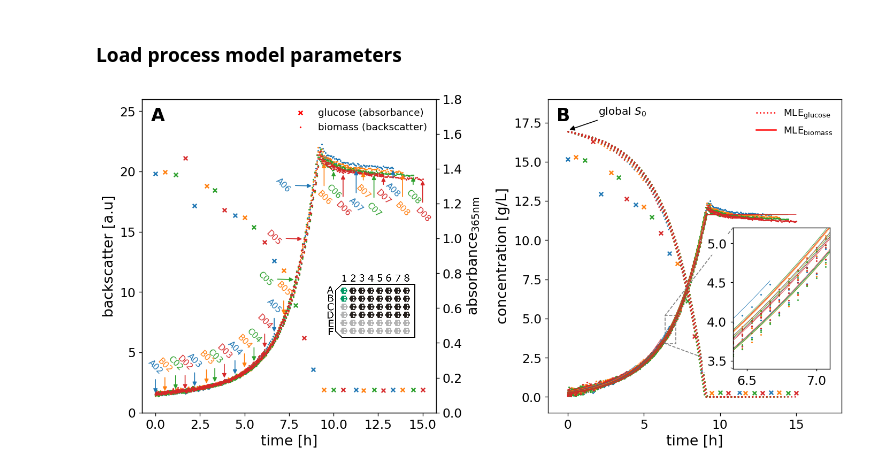
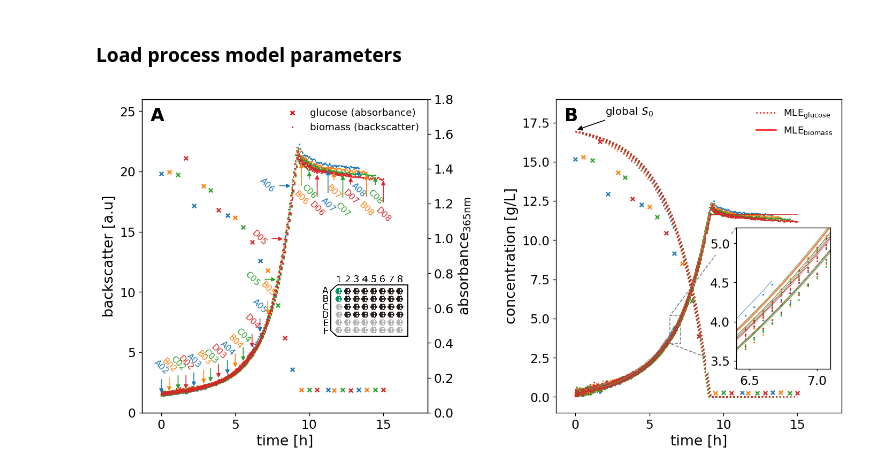
Before and after one commit to JuBiotech/calibr8-paper, a Jupyter notebook: data_and_analysis/4.2.2 MLE Plot.ipynb, the cells around one changed output. Cells and saved outputs as stored; diff of their text form; code cells hidden in the pictures.

Commit message:
increase spacing between MLE subplot (4.2.2)

```diff
--- a/data_and_analysis/4.2.2 MLE Plot.ipynb
+++ b/data_and_analysis/4.2.2 MLE Plot.ipynb
@@ -40,6 +42,7 @@ fig, (left, right) = pyplot.subplots(
     dpi=120,
     figsize=(12, 6),
     ncols=2,
+    sharex=True
 )
 left2 = left.twinx()
 
@@ -168,34 +171,35 @@ right.set_xlim(-1.3, 18)
 right.set_ylim(-1, 19)
 left.set_ylim(0, 26)
 left2.set_ylim(0, 1.8)
 ax_inset.set_ylim(3.4, 5.2)
 ax_inset.set_xlim(6.4, 7.1)
 
 # Make legends
 legend1 = left.legend(loc="upper right")
 pyplot.setp(legend1.get_texts(), multialignment="center")
 right.legend()
 
 # Inset plot box
 # Mark the region corresponding to the inset axes on right and draw lines
 # in grey linking the two axes.
 mark_inset(
     right, ax_inset, loc1=2, loc2=3, fc="none", ec="0.5", zorder=1, linestyle="dashed"
 )
 pyplot.setp(ax_inset.get_xticklabels(), backgroundcolor="w")
 pyplot.setp(ax_inset.get_yticklabels(), backgroundcolor="w")
 ax_inset.xaxis.set_major_formatter(FormatStrFormatter("%.1f"))
 
 # Mark subplots with A, B, ...
 for i, ax in enumerate((left, right)):
     ax.text(0.03, 0.93, "AB"[i], transform=ax.transAxes, size=20, weight="bold")
 
 
 pyplot.tight_layout()
+pyplot.subplots_adjust(left=None, bottom=None, right=None, top=None, wspace=0.45, hspace=None)
 plotting.savefig(fig, "4.2.2 Process Model MLE with data")
 pyplot.show()
 # %% [output]
-[figure, old version]
+[figure, new version]
 # %%
 %load_ext watermark
 %watermark
```
Also changed, not shown: parts of 2 cells of this notebook.
